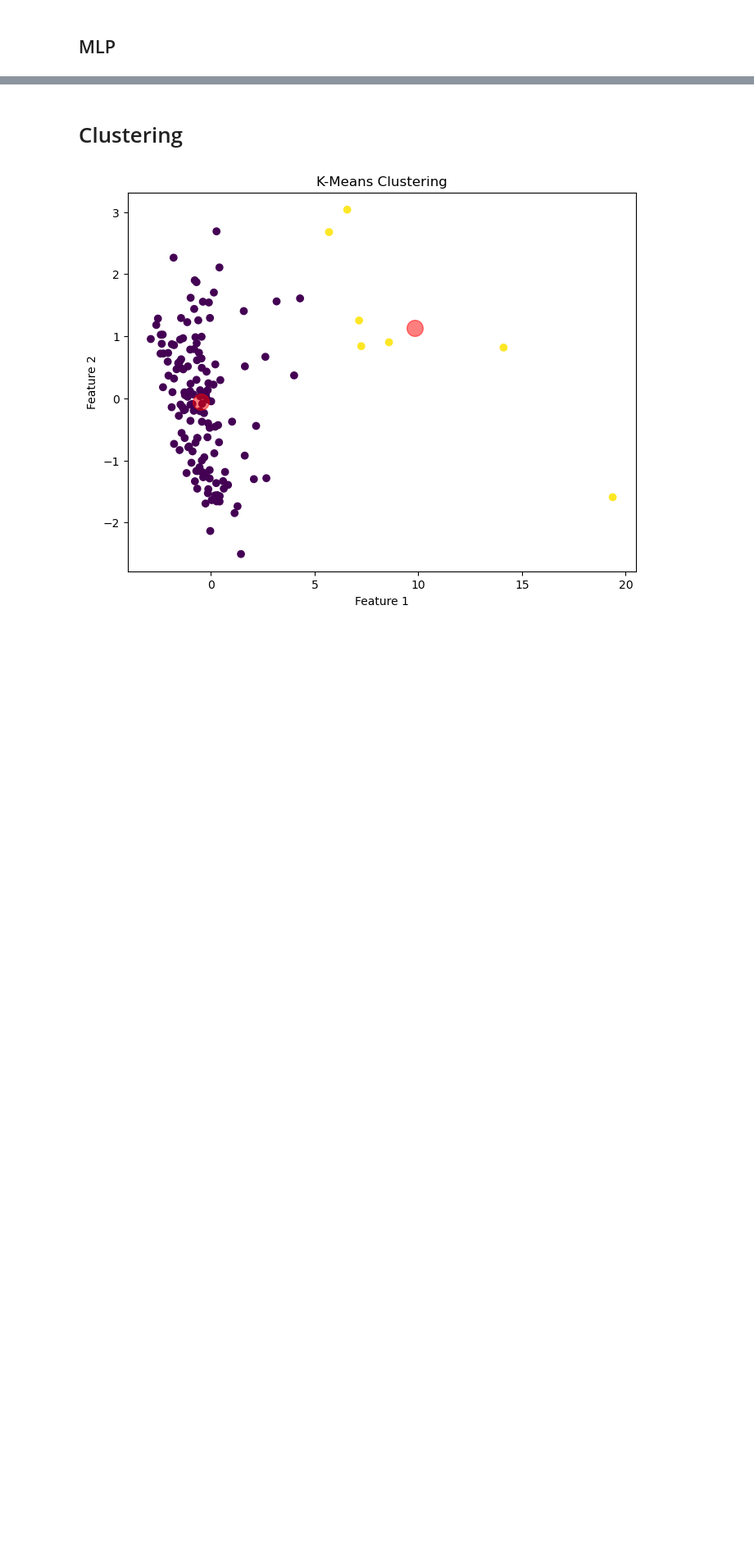
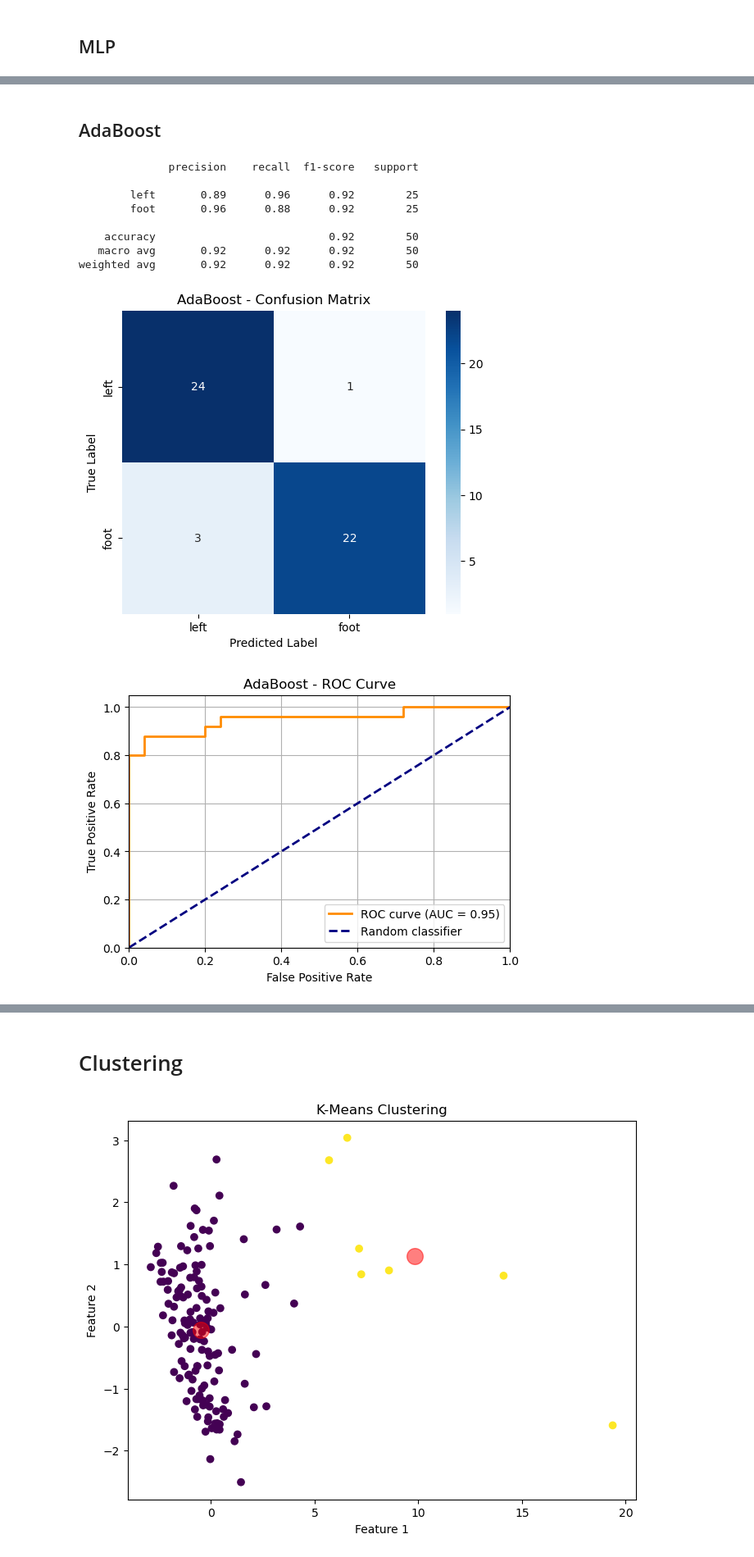
Before and after one commit to javadkavian/EEG_motor_imagery_analysis, a Jupyter notebook: src/main.ipynb, the cells around one changed output, grey strips where cells are left out. Shown at 82% size. Cells and saved outputs as stored; diff of their text form; code cells hidden in the pictures; blank space fills up the shorter version.

```diff
--- a/src/main.ipynb
+++ b/src/main.ipynb
@@ -277,5 +238,5 @@ model = MLP(input_shape=(-1, 59),
             device=device
         ).to(device)
 
-train_test_report(model, X_train_csp, X_test_csp, y_train, y_test, data.class_labels, 'MLP')
+train_test_report(model, X_train, X_test, y_train, y_test, data.class_labels, 'MLP')
 # %% [output]
@@ -300,0 +262,21 @@ weighted avg       0.88      0.88      0.88        50
+# %% [markdown]
+## AdaBoost
+# %%
+estimator = LogisticRegression(max_iter=300, C=10)
+model = AdaBoostClassifier(
+    estimator=estimator,
+    n_estimators=10,
+    random_state=42)
+
+train_test_report(model, X_train, X_test, y_train, y_test, data.class_labels, 'AdaBoost')
+# %% [output]
+              precision    recall  f1-score   support
+
+        left       0.89      0.96      0.92        25
+        foot       0.96      0.88      0.92        25
+
+    accuracy                           0.92        50
+   macro avg       0.92      0.92      0.92        50
+weighted avg       0.92      0.92      0.92        50
+[figure, added]
+[figure, added]
```
Also changed, not shown: parts of 22 cells of this notebook.
